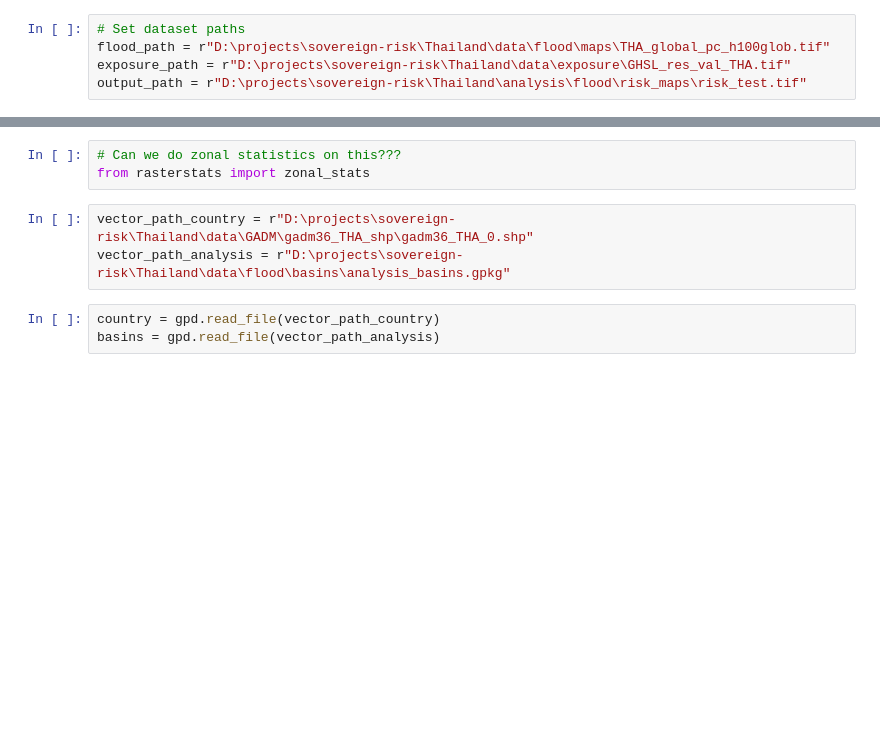
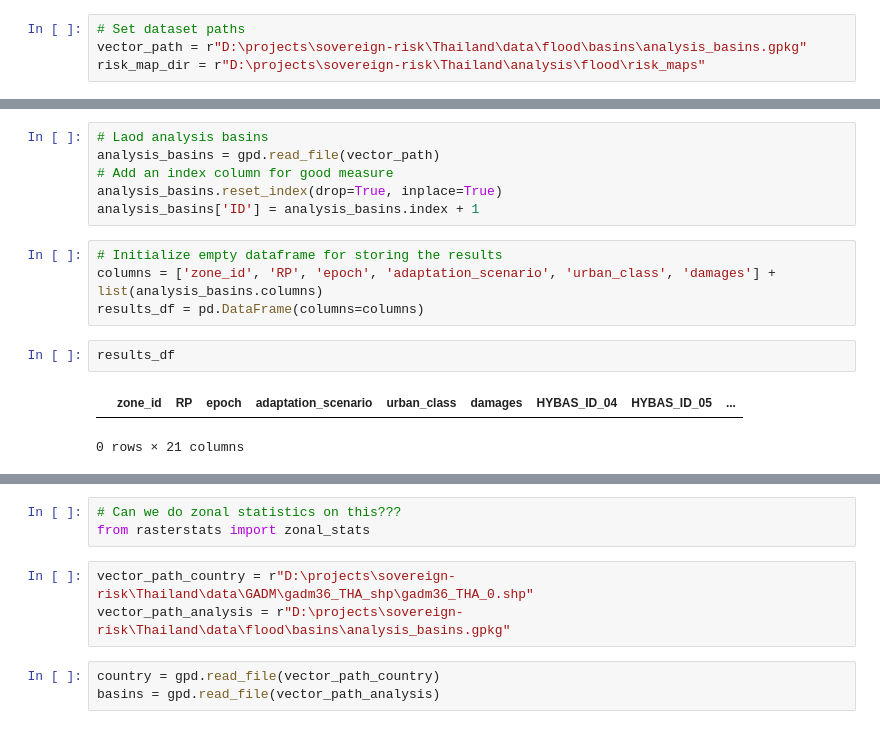
Before and after one commit to mvbnffc/sovereign-risk-tha, a Jupyter notebook: jupyter/test-bed.ipynb, the cells around one changed output, grey strips where cells are left out. Cells and saved outputs as stored; diff of their text form; blank space fills up the shorter version.

Commit message:
testing basin aggregation

```diff
--- a/jupyter/test-bed.ipynb
+++ b/jupyter/test-bed.ipynb
@@ -4,5 +12,4 @@ import numpy as np
 # %%
 # Set dataset paths
-flood_path = r"D:\projects\sovereign-risk\Thailand\data\flood\maps\THA_global_pc_h100glob.tif"
-exposure_path = r"D:\projects\sovereign-risk\Thailand\data\exposure\GHSL_res_val_THA.tif"
-output_path = r"D:\projects\sovereign-risk\Thailand\analysis\flood\risk_maps\risk_test.tif"
+vector_path = r"D:\projects\sovereign-risk\Thailand\data\flood\basins\analysis_basins.gpkg"
+risk_map_dir = r"D:\projects\sovereign-risk\Thailand\analysis\flood\risk_maps"
@@ -9 +181,16 @@ output_path = r"D:\projects\sovereign-risk\Thailand\analysis\flood\risk_maps\ris
+# %%
+# Laod analysis basins
+analysis_basins = gpd.read_file(vector_path)
+# Add an index column for good measure
+analysis_basins.reset_index(drop=True, inplace=True)
+analysis_basins['ID'] = analysis_basins.index + 1
+# %%
+# Initialize empty dataframe for storing the results
+columns = ['zone_id', 'RP', 'epoch', 'adaptation_scenario', 'urban_class', 'damages'] + list(analysis_basins.columns)
+results_df = pd.DataFrame(columns=columns)
+# %%
+results_df
+# %% [output]
+|  | zone_id | RP | epoch | adaptation_scenario | urban_class | damages | HYBAS_ID_04 | HYBAS_ID_05 | ... |
+0 rows × 21 columns
 # %%
```
Also changed, not shown: parts of 6 cells of this notebook.
